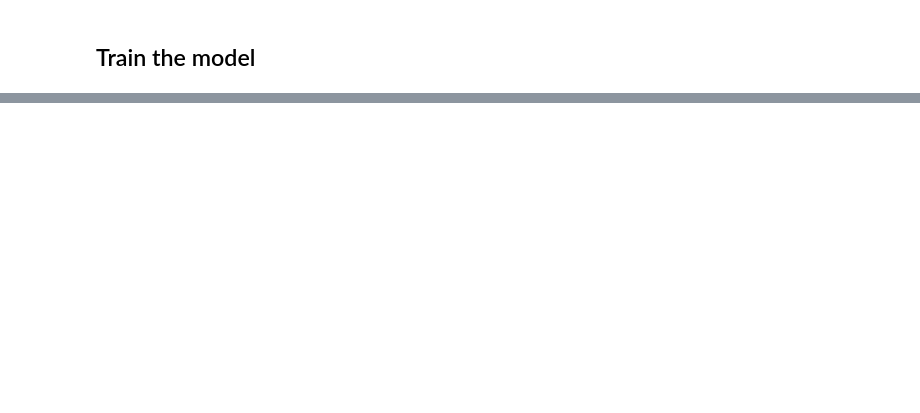
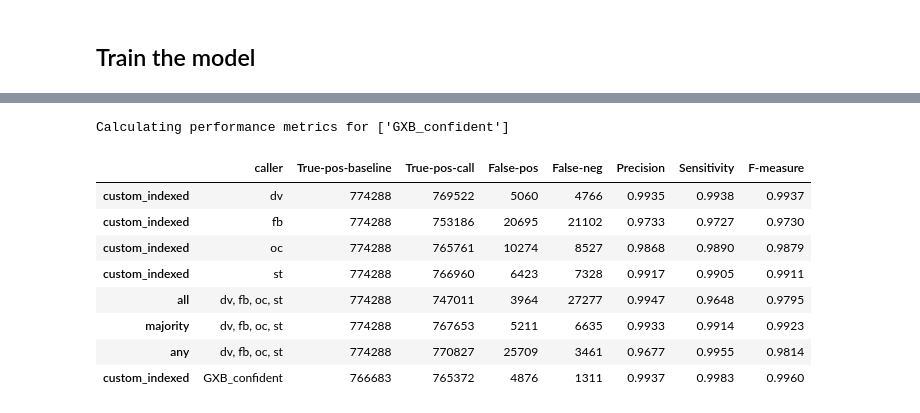
Before and after one commit to lizard-bio/liz.9.11.19_GMVLE, a Jupyter notebook: notebooks/data_exploration/vcf_files.ipynb, the cells around one changed output, grey strips where cells are left out. Saved outputs shown, nothing was run; the diff lists cells and outputs as text; code cells hidden in the pictures; blank space fills up the shorter version.

```diff
--- a/notebooks/data_exploration/vcf_files.ipynb
+++ b/notebooks/data_exploration/vcf_files.ipynb
@@ -575,0 +936,13 @@ X_train_scaled.head()
+# %%
+clf_name = "XGB_confident"
+clf_confident = train_model(X_train_confident_scaled, y_train_confident, clf_name)
+
+y_pred_confident, y_pred_proba_confident = evaluate_model(clf_confident, X_test_confident_scaled)
+
+accuracy_confident, precision_confident, recall_confident, f1_confident, roc_auc_confident = calculate_metrics(y_test_confident, y_pred_confident, y_pred_proba_confident)
+
+print(f"Accuracy: {accuracy_confident:.4f}")
+print(f"Precision: {precision_confident:.4f}")
+print(f"Recall: {recall_confident:.4f}")
+print(f"F1: {f1_confident:.4f}")
+print(f"ROC AUC: {roc_auc_confident:.4f}")
@@ -575,0 +956,5 @@ X_train_scaled.head()
+# %%
+# If only on test set
+
+df_performance_test_confident = create_performance_table(df_merged_BM_confident, conf, callers, experiment, DIR_VCFEVAL, index=y_test_confident.index)
+df_performance_test_confident
@@ -575,0 +984,19 @@ X_train_scaled.head()
+# %%
+# get summary of performance metrics
+df_call_XGB_confident = pd.DataFrame({"y": y_test_confident, "y_hat": y_pred_confident}, index=y_test_confident.index)
+
+performance = calculate_performance(df_call_XGB_confident, callers = ["GXB_confident"])
+df_performance_XGB_confident = pd.DataFrame(performance, index=["custom_indexed"])
+
+pd.concat([df_performance_test_confident, df_performance_XGB_confident])
+# %% [output]
+Calculating performance metrics for ['GXB_confident']
+|  | caller | True-pos-baseline | True-pos-call | False-pos | False-neg | Precision | Sensitivity | F-measure |
+| custom_indexed | dv | 774288 | 769522 | 5060 | 4766 | 0.9935 | 0.9938 | 0.9937 |
+| custom_indexed | fb | 774288 | 753186 | 20695 | 21102 | 0.9733 | 0.9727 | 0.9730 |
+| custom_indexed | oc | 774288 | 765761 | 10274 | 8527 | 0.9868 | 0.9890 | 0.9879 |
+| custom_indexed | st | 774288 | 766960 | 6423 | 7328 | 0.9917 | 0.9905 | 0.9911 |
+| all | dv, fb, oc, st | 774288 | 747011 | 3964 | 27277 | 0.9947 | 0.9648 | 0.9795 |
+| majority | dv, fb, oc, st | 774288 | 767653 | 5211 | 6635 | 0.9933 | 0.9914 | 0.9923 |
+| any | dv, fb, oc, st | 774288 | 770827 | 25709 | 3461 | 0.9677 | 0.9955 | 0.9814 |
+| custom_indexed | GXB_confident | 766683 | 765372 | 4876 | 1311 | 0.9937 | 0.9983 | 0.9960 |
```
Also changed, not shown: parts of 48 cells of this notebook, 1 other file.
